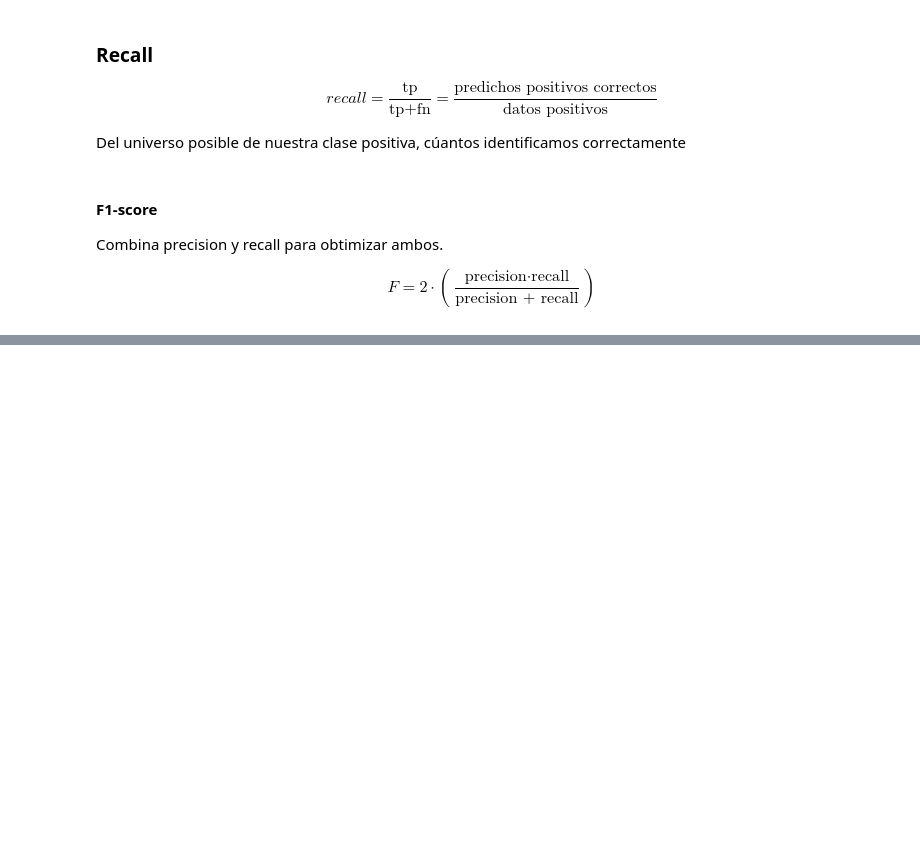
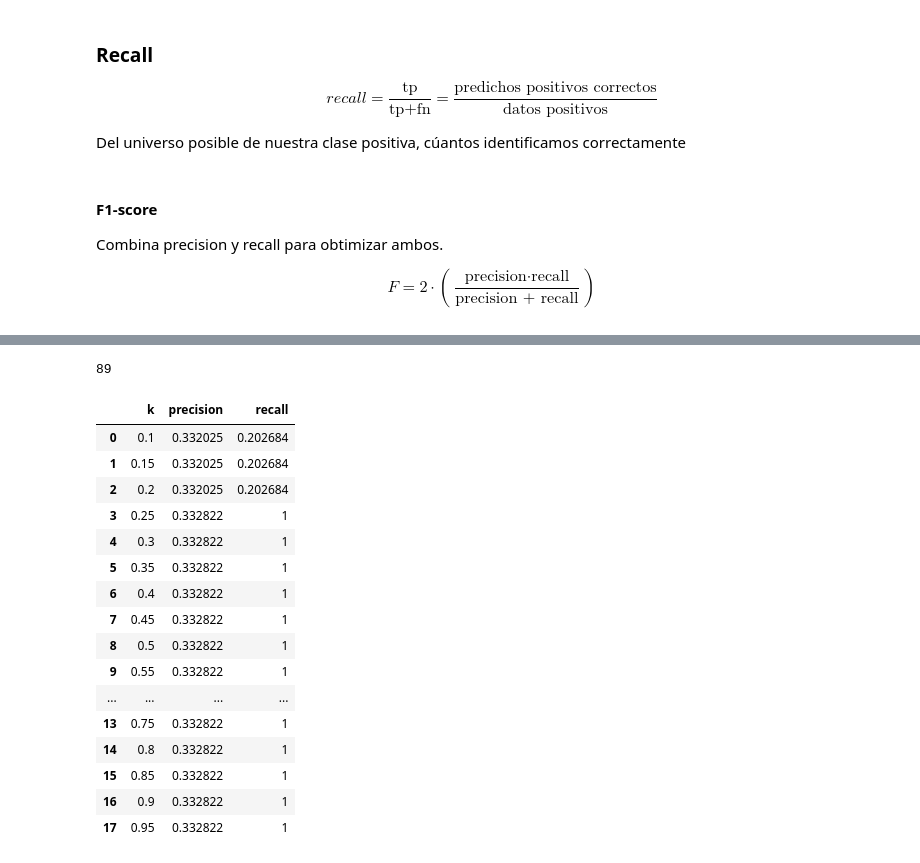
Before and after one commit to robperch/intro_to_ds_project, a Jupyter notebook: notebooks/Ele/EvaluacionModelo.ipynb, the cells around one changed output, grey strips where cells are left out. Cells and saved outputs as stored; diff of their text form; code cells hidden in the pictures; blank space fills up the shorter version.

```diff
--- a/notebooks/Ele/EvaluacionModelo.ipynb
+++ b/notebooks/Ele/EvaluacionModelo.ipynb
@@ -338,0 +344,4 @@ recall_at_k(y_test,predicted_scores[:,1],0.2)
+# %%
+len(k_values)
+# %% [output]
+89
@@ -338,0 +357,20 @@ recall_at_k(y_test,predicted_scores[:,1],0.2)
+# %%
+d
+# %% [output]
+|  | k | precision | recall |
+| 0 | 0.1 | 0.332025 | 0.202684 |
+| 1 | 0.15 | 0.332025 | 0.202684 |
+| 2 | 0.2 | 0.332025 | 0.202684 |
+| 3 | 0.25 | 0.332822 | 1 |
+| 4 | 0.3 | 0.332822 | 1 |
+| 5 | 0.35 | 0.332822 | 1 |
+| 6 | 0.4 | 0.332822 | 1 |
+| 7 | 0.45 | 0.332822 | 1 |
+| 8 | 0.5 | 0.332822 | 1 |
+| 9 | 0.55 | 0.332822 | 1 |
+| ... | ... | ... | ... |
+| 13 | 0.75 | 0.332822 | 1 |
+| 14 | 0.8 | 0.332822 | 1 |
+| 15 | 0.85 | 0.332822 | 1 |
+| 16 | 0.9 | 0.332822 | 1 |
+| 17 | 0.95 | 0.332822 | 1 |
```
Also changed, not shown: parts of 29 cells of this notebook.
